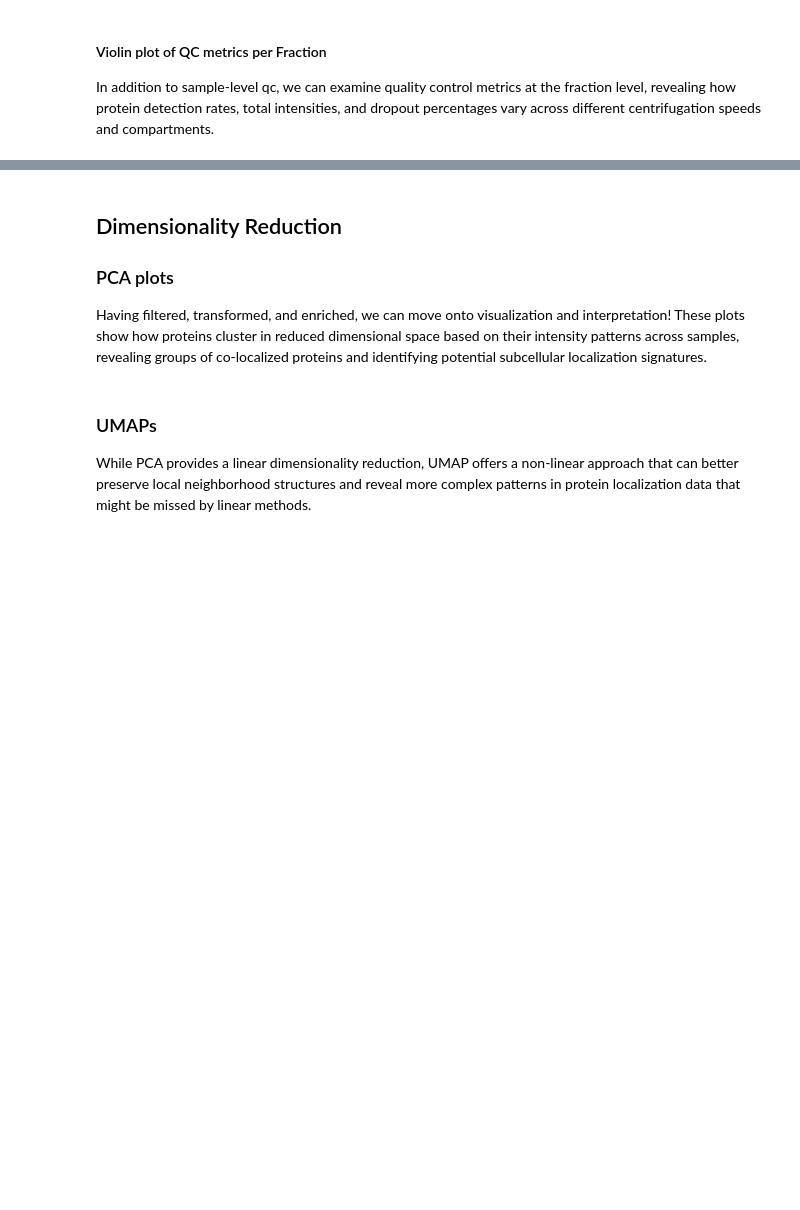
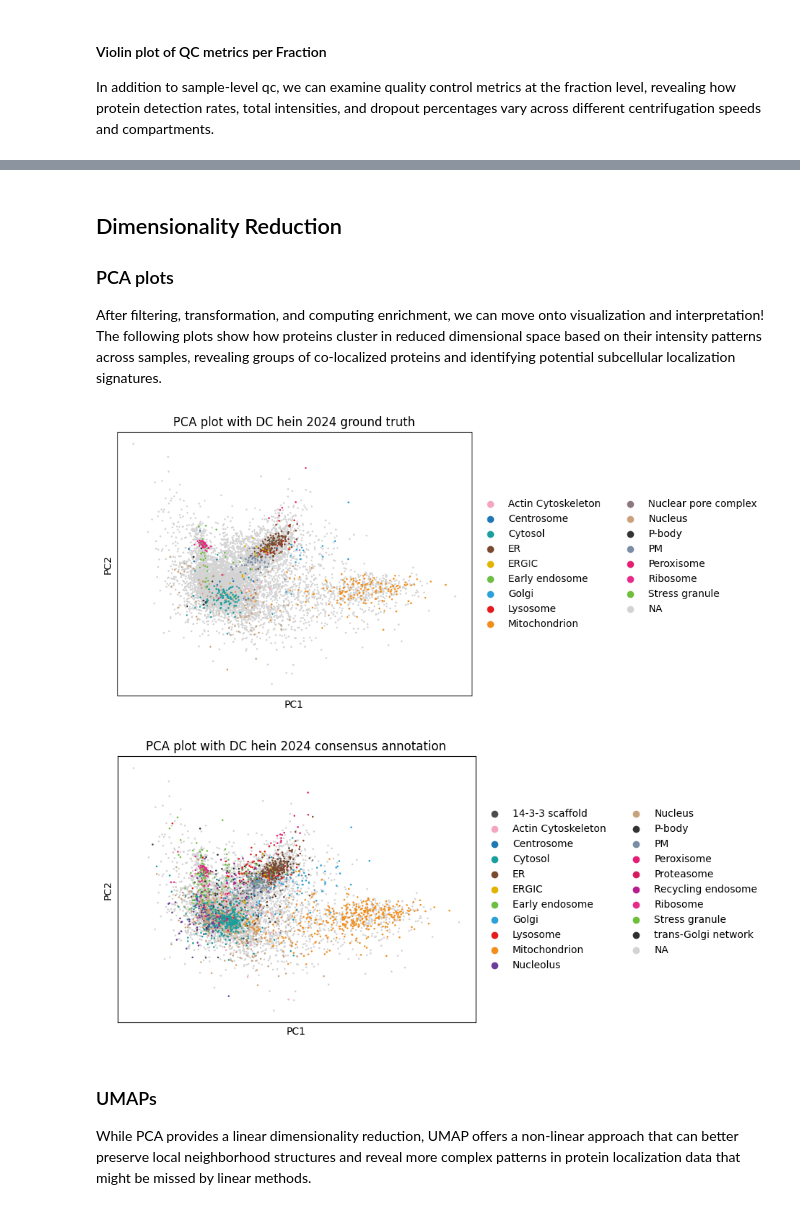
Before and after one commit to czbiohub-sf/grassp, a Jupyter notebook: docs/source/tutorials/notebooks/DC_tutorial.ipynb, the cells around one changed output, grey strips where cells are left out. Saved outputs shown, nothing was run; the diff lists cells and outputs as text; code cells hidden in the pictures; blank space fills up the shorter version.

```diff
--- a/docs/source/tutorials/notebooks/DC_tutorial.ipynb
+++ b/docs/source/tutorials/notebooks/DC_tutorial.ipynb
@@ -193,18 +280,23 @@ dc_filtered_enr
 ## Dimensionality Reduction
 
 ### PCA plots
-Having filtered, transformed, and enriched, we can move onto visualization and interpretation! These plots show how proteins cluster in reduced dimensional space based on their intensity patterns across samples, revealing groups of co-localized proteins and identifying potential subcellular localization signatures.
+After filtering, transformation, and computing enrichment, we can move onto visualization and interpretation!
+The following plots show how proteins cluster in reduced dimensional space based on their intensity patterns across samples, revealing groups of co-localized proteins and identifying potential subcellular localization signatures.
 # %%
 sc.pp.scale(dc_filtered_enr)
 sc.pp.pca(dc_filtered_enr)
 sc.pl.pca(
     dc_filtered_enr,
     color="hein2024_gt_component",
-    title="DC hein 2024 Ground Truth PCA",
+    title="PCA plot with DC hein 2024 ground truth",
 )
 sc.pl.pca(
-    dc_filtered_enr, color="hein2024_component", title="DC hein 2024 annotated PCA"
+    dc_filtered_enr, color="hein2024_component",
+    title="PCA plot with DC hein 2024 consensus annotation"
 )
+# %% [output]
+[figure, added]
+[figure, added]
 # %% [markdown]
 ### UMAPs
 While PCA provides a linear dimensionality reduction, UMAP offers a non-linear approach that can better preserve local neighborhood structures and reveal more complex patterns in protein localization data that might be missed by linear methods.
```
Also changed, not shown: parts of 31 cells of this notebook, 16 other files.
